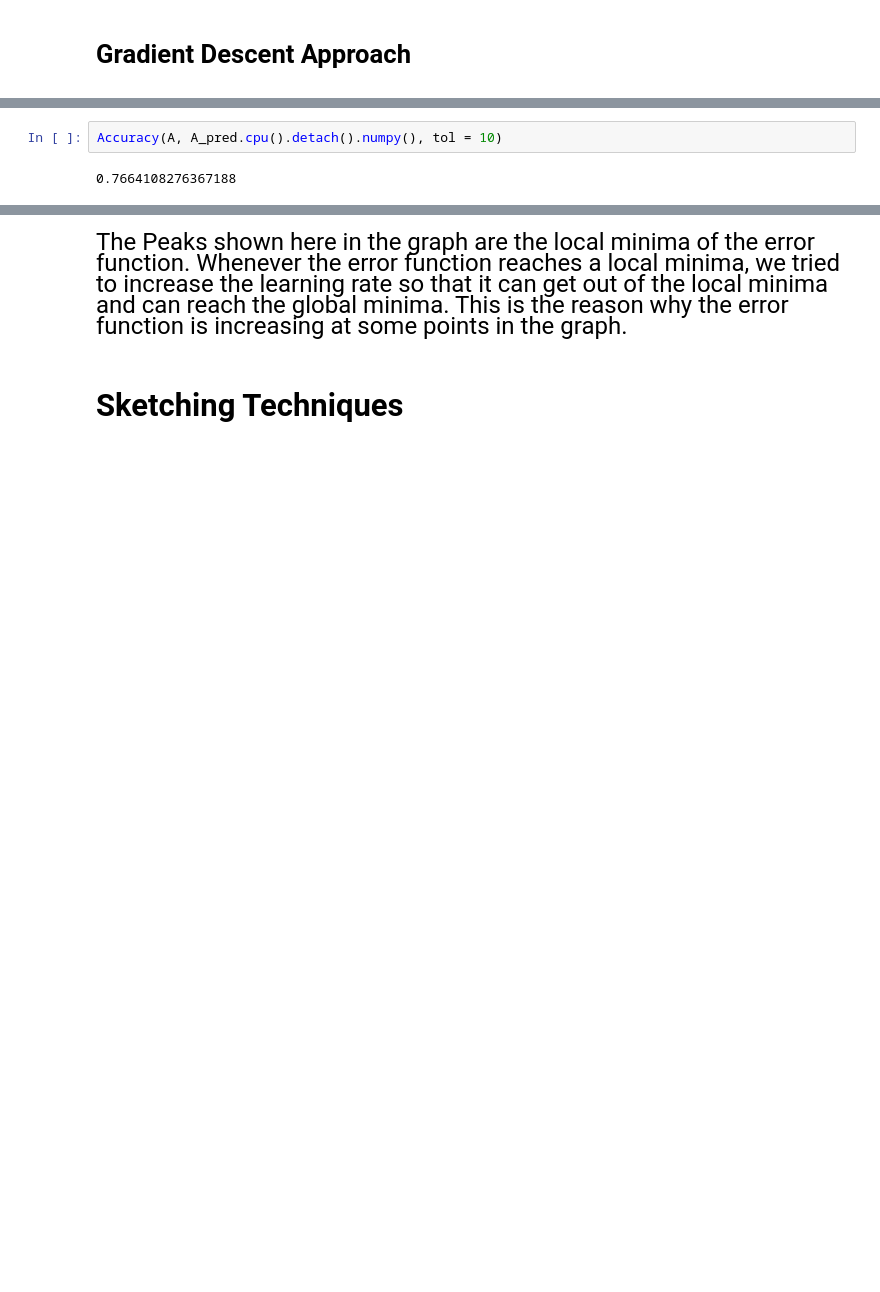
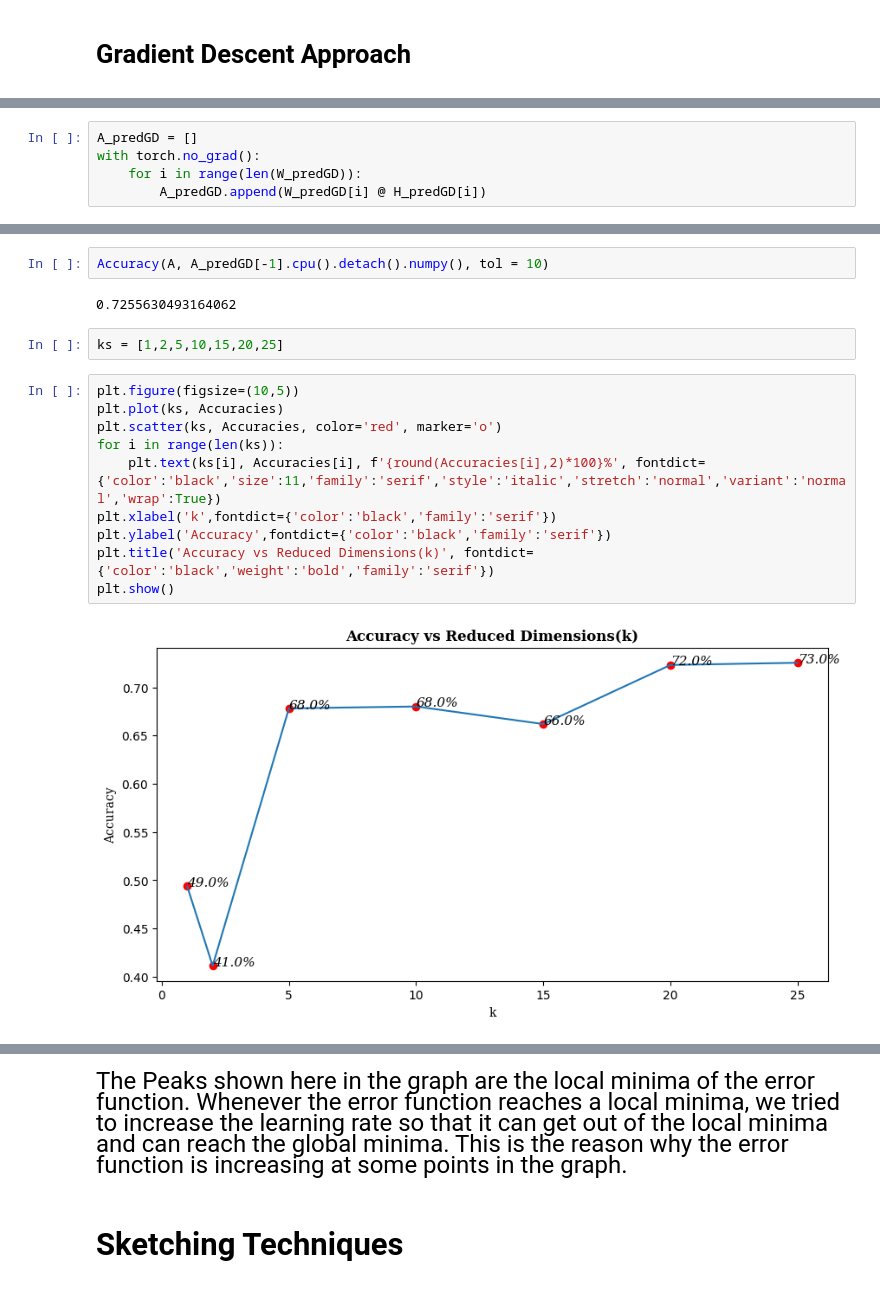
Before and after one commit to Hit2737/CS328_Intro_to_Data_Science_Project, a Jupyter notebook: file1.ipynb, the cells around one changed output, grey strips where cells are left out. Saved outputs shown, nothing was run; the diff lists cells and outputs as text; blank space fills up the shorter version.

```diff
--- a/file1.ipynb
+++ b/file1.ipynb
@@ -394 +380,6 @@ with torch.no_grad():
+# %%
+A_predGD = []
+with torch.no_grad():
+    for i in range(len(W_predGD)):
+        A_predGD.append(W_predGD[i] @ H_predGD[i])
 # %%
@@ -397,9 +388,23 @@ plt.imshow(A_pred.cpu().detach().numpy(), cmap='gray')
 <matplotlib.image.AxesImage at 0x...>
 [figure]
 # %%
-Accuracy(A, A_pred.cpu().detach().numpy(), tol = 10)
+Accuracy(A, A_predGD[-1].cpu().detach().numpy(), tol = 10)
 # %% [output]
-0.7664108276367188
+0.7255630493164062
+# %%
+ks = [1,2,5,10,15,20,25]
+# %%
+plt.figure(figsize=(10,5))
+plt.plot(ks, Accuracies)
+plt.scatter(ks, Accuracies, color='red', marker='o')
+for i in range(len(ks)):
+    plt.text(ks[i], Accuracies[i], f'{round(Accuracies[i],2)*100}%', fontdict={'color':'black','size':11,'family':'serif','style':'italic','stretch':'normal','variant':'normal','wrap':True})
+plt.xlabel('k',fontdict={'color':'black','family':'serif'})
+plt.ylabel('Accuracy',fontdict={'color':'black','family':'serif'})
+plt.title('Accuracy vs Reduced Dimensions(k)', fontdict={'color':'black','weight':'bold','family':'serif'})
+plt.show()
+# %% [output]
+[figure, added]
 # %%
 import matplotlib.pyplot as plt
 import numpy as np
```
Also changed, not shown: parts of 11 cells of this notebook, 4 other files.
